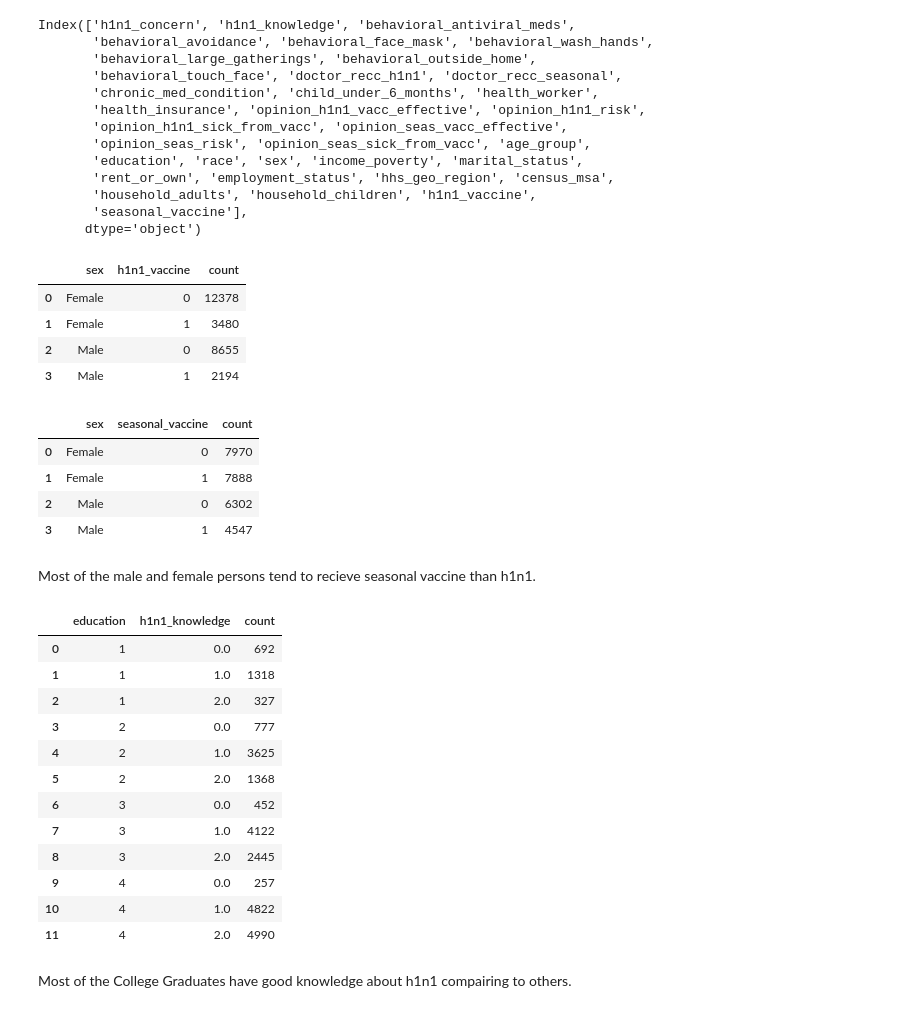
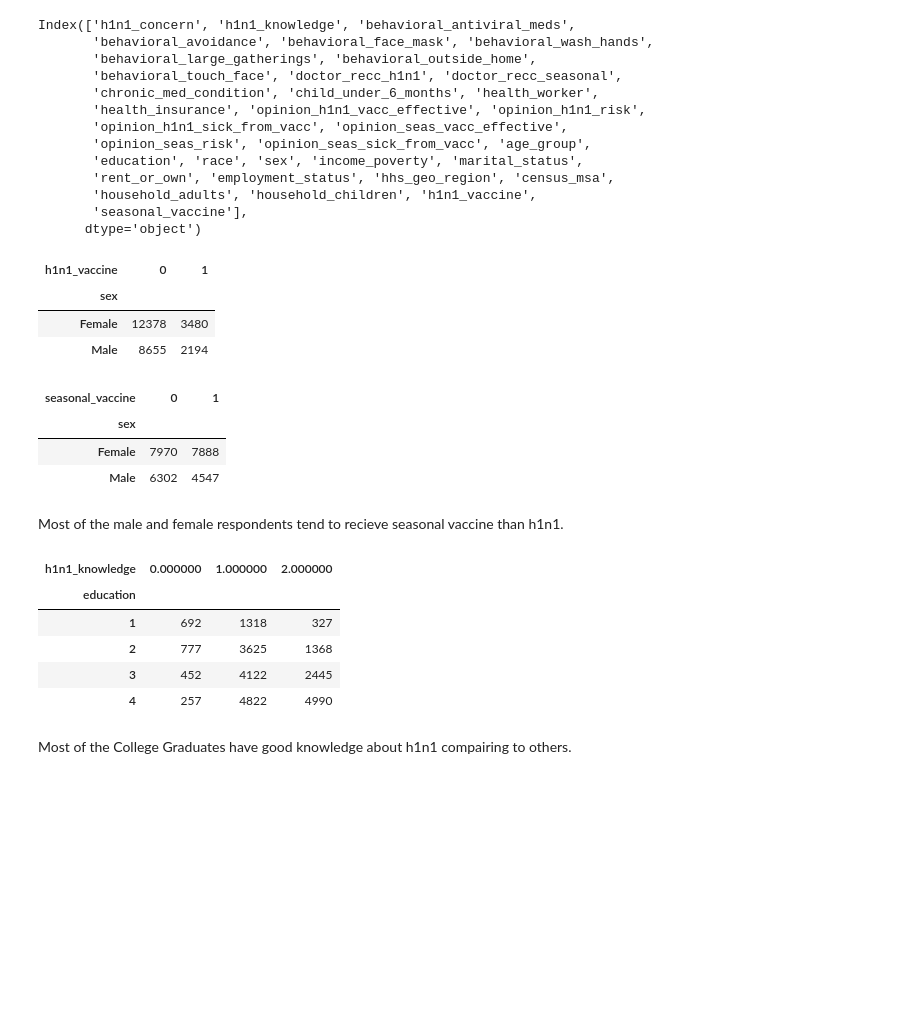
Before and after one commit to DhammikePremachandra/Predicting-H1N1-and-Seasonal-Flu-Vaccines, a Jupyter notebook: Predict_H1N1_Flu.ipynb, the cells around one changed output. Cells and saved outputs as stored; diff of their text form; code cells hidden in the pictures; blank space fills up the shorter version.

```diff
--- a/Predict_H1N1_Flu.ipynb
+++ b/Predict_H1N1_Flu.ipynb
@@ -553,46 +609,38 @@ Index(['h1n1_concern', 'h1n1_knowledge', 'behavioral_antiviral_meds',
 df_train_data.groupby([
     'sex',
     'h1n1_vaccine'
-]).size().reset_index().rename(columns={0 : 'count'})
+]).size().unstack().style.background_gradient(axis=1)
 # %% [output]
-|  | sex | h1n1_vaccine | count |
-| 0 | Female | 0 | 12378 |
-| 1 | Female | 1 | 3480 |
-| 2 | Male | 0 | 8655 |
-| 3 | Male | 1 | 2194 |
+| h1n1_vaccine | 0 | 1 |
+| sex |  |  |
+| Female | 12378 | 3480 |
+| Male | 8655 | 2194 |
 # %%
 # Comparing h1n1 vaccine and seasonal vaccine with respect to the sex.
 df_train_data.groupby([
     'sex',
     'seasonal_vaccine'
-]).size().reset_index().rename(columns={0 : 'count'})
+]).size().unstack() \
+    .style.background_gradient(axis=1)
 # %% [output]
-|  | sex | seasonal_vaccine | count |
-| 0 | Female | 0 | 7970 |
-| 1 | Female | 1 | 7888 |
-| 2 | Male | 0 | 6302 |
-| 3 | Male | 1 | 4547 |
+| seasonal_vaccine | 0 | 1 |
+| sex |  |  |
+| Female | 7970 | 7888 |
+| Male | 6302 | 4547 |
 # %% [markdown]
-Most of the male and female persons tend to recieve seasonal vaccine than h1n1.
+Most of the male and female respondents tend to recieve seasonal vaccine than h1n1.
 # %%
 # Exploring knowledge on h1n1 with respect to education level.
 df_train_data.groupby(['education',
     'h1n1_knowledge'
-]).size().reset_index().rename(columns={0 : 'count'})
+]).size().unstack().style.background_gradient(axis=1)
 # %% [output]
-|  | education | h1n1_knowledge | count |
-| 0 | 1 | 0.0 | 692 |
-| 1 | 1 | 1.0 | 1318 |
-| 2 | 1 | 2.0 | 327 |
-| 3 | 2 | 0.0 | 777 |
-| 4 | 2 | 1.0 | 3625 |
-| 5 | 2 | 2.0 | 1368 |
-| 6 | 3 | 0.0 | 452 |
-| 7 | 3 | 1.0 | 4122 |
-| 8 | 3 | 2.0 | 2445 |
-| 9 | 4 | 0.0 | 257 |
-| 10 | 4 | 1.0 | 4822 |
-| 11 | 4 | 2.0 | 4990 |
+| h1n1_knowledge | 0.000000 | 1.000000 | 2.000000 |
+| education |  |  |  |
+| 1 | 692 | 1318 | 327 |
+| 2 | 777 | 3625 | 1368 |
+| 3 | 452 | 4122 | 2445 |
+| 4 | 257 | 4822 | 4990 |
 # %% [markdown]
 Most of the College Graduates have good knowledge about h1n1 compairing to others.
 # %%
```
Also changed, not shown: parts of 45 cells of this notebook.
